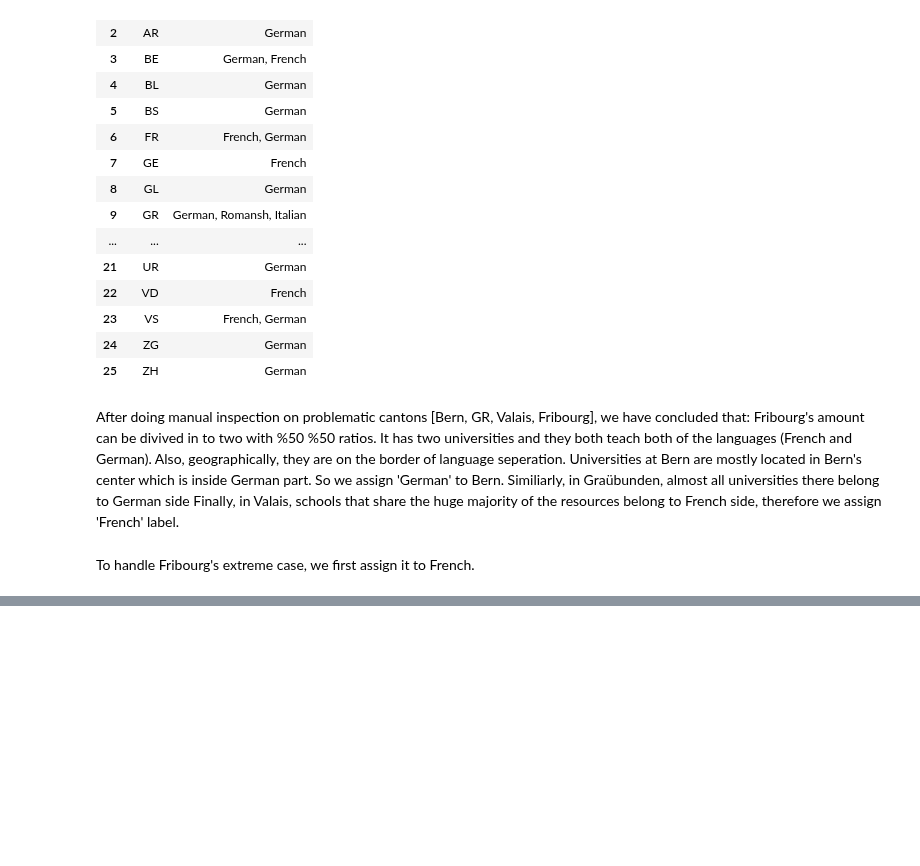
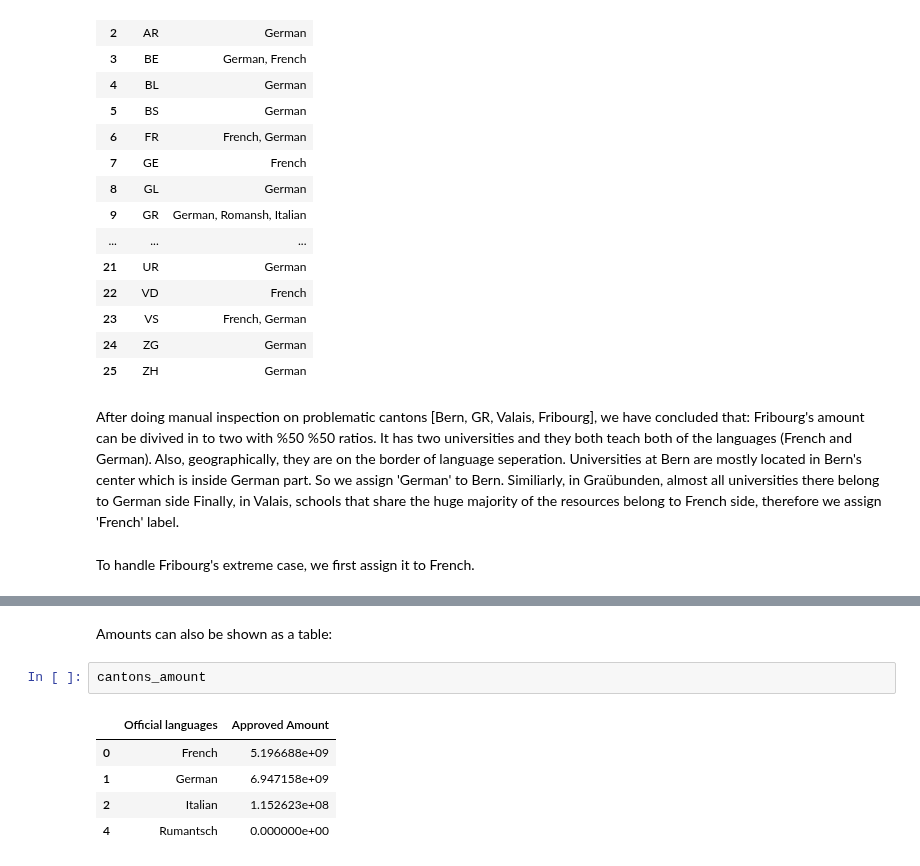
Before and after one commit to meryemmhamdi1/Gokcen_Meryem_Riyadh_ADA, a Jupyter notebook: 03 - Interactive Viz/Interactive Viz.ipynb, the cells around one changed output, grey strips where cells are left out. Saved outputs shown, nothing was run; the diff lists cells and outputs as text; blank space fills up the shorter version.

```diff
--- a/03 - Interactive Viz/Interactive Viz.ipynb
+++ b/03 - Interactive Viz/Interactive Viz.ipynb
@@ -501,0 +502,10 @@ plot
+# %% [markdown]
+Amounts can also be shown as a table:
+# %%
+cantons_amount
+# %% [output]
+|  | Official languages | Approved Amount |
+| 0 | French | 5.196688e+09 |
+| 1 | German | 6.947158e+09 |
+| 2 | Italian | 1.152623e+08 |
+| 4 | Rumantsch | 0.000000e+00 |
```
Also changed, not shown: parts of 8 cells of this notebook, 2 other files.
